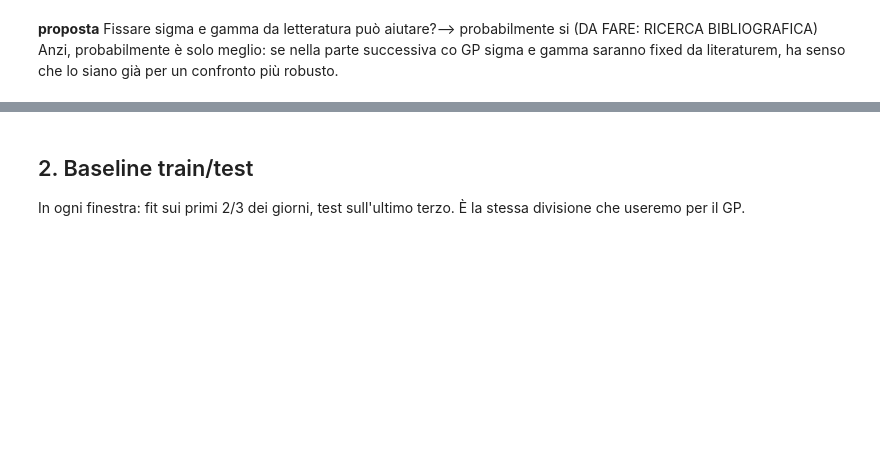
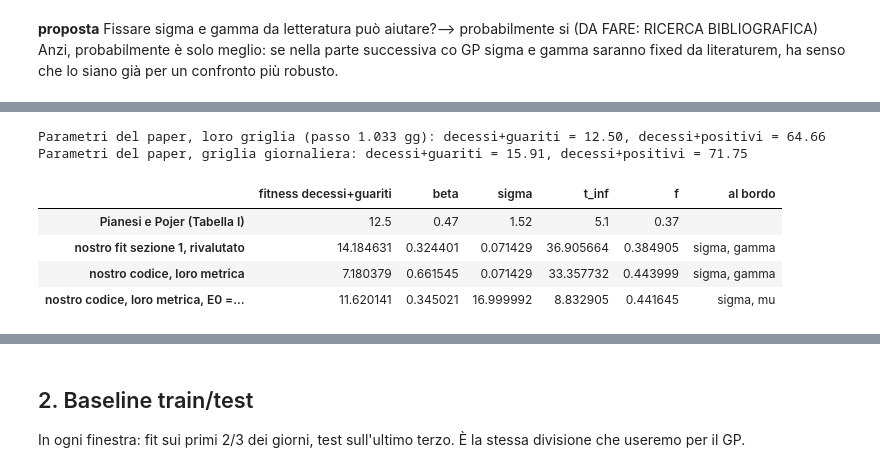
Before and after one commit to annaferrari02/seird-gp, a Jupyter notebook: notebooks/02_baseline.ipynb, the cells around one changed output, grey strips where cells are left out. Cells and saved outputs as stored; diff of their text form; code cells hidden in the pictures; blank space fills up the shorter version.

```diff
--- a/notebooks/02_baseline.ipynb
+++ b/notebooks/02_baseline.ipynb
@@ -102,0 +121,45 @@ Anzi, probabilmente è solo meglio: se nella parte successiva co  GP sigma e gam
+# %%
+import numpy as np
+from scipy.integrate import odeint
+from seird_gp.fitting import pianesi_pojer_fitness, rmsd
+
+pp_obs = data["raw"].loc["2020-03-01":"2020-03-31"]   # la loro finestra (fine esclusa)
+N_PP, T_INF_PP = 542166, 5.1
+
+def pp_model(x, t, beta, sigma, f):
+    """SEIRD del loro codice: t_inf fisso, f = frazione dei decessi."""
+    S, E, I, R, D = x
+    return [-beta * S * I / N_PP, beta * S * I / N_PP - sigma * E, sigma * E - I / T_INF_PP,
+            (1 - f) / T_INF_PP * I, f / T_INF_PP * I]
+
+first = pp_obs.iloc[0]
+x0 = [N_PP - 1 - first.totale_positivi - first.dimessi_guariti - first.deceduti, 1,
+      first.totale_positivi, first.dimessi_guariti, first.deceduti]
+for grid_name, t in [("loro griglia (passo 1.033 gg)", np.linspace(0, len(pp_obs), len(pp_obs))),
+                     ("griglia giornaliera", np.arange(len(pp_obs), dtype=float))]:
+    s = pd.DataFrame(odeint(pp_model, x0, t, args=(0.47, 1.52, 0.37)),
+                     columns=["S", "E", "I", "R", "D"], index=pp_obs.index)
+    print(f"Parametri del paper, {grid_name}: decessi+guariti = {pianesi_pojer_fitness(s, pp_obs):.2f}, "
+          f"decessi+positivi = {0.9 * rmsd(s.D, pp_obs.deceduti) + 0.1 * rmsd(s.I, pp_obs.totale_positivi):.2f}")
+
+rows = {"Pianesi e Pojer (Tabella I)": {"fitness decessi+guariti": 12.50, "beta": 0.47, "sigma": 1.52,
+                                        "t_inf": 5.1, "f": 0.37, "al bordo": ""}}
+rows["nostro fit sezione 1, rivalutato"] = {
+    "fitness decessi+guariti": pianesi_pojer_fitness(paper.simulation.loc[pp_obs.index], pp_obs),
+    "beta": paper.params["beta"], "sigma": paper.params["sigma"], **{k: paper.derived()[k] for k in ["t_inf", "f"]},
+    "al bordo": ", ".join(paper.extra["at_bound"])}
+for name, kw in [("nostro codice, loro metrica", {}),
+                 ("nostro codice, loro metrica, E0 = 1 e intervalli larghi",
+                  {"fixed": {"E0": 1.0}, "bounds": {"sigma": (0.1, 17), "gamma": (0, 1)}})]:
+    r = fit_baseline(data["raw"], "2020-03-01", "2020-03-31", fitness_fn=pianesi_pojer_fitness, **kw)
+    rows[name] = {"fitness decessi+guariti": r.fitness_train, "beta": r.params["beta"], "sigma": r.params["sigma"],
+                  **{k: r.derived()[k] for k in ["t_inf", "f"]}, "al bordo": ", ".join(r.extra["at_bound"])}
+pd.DataFrame(rows).T.round(3)
+# %% [output]
+Parametri del paper, loro griglia (passo 1.033 gg): decessi+guariti = 12.50, decessi+positivi = 64.66
+Parametri del paper, griglia giornaliera: decessi+guariti = 15.91, decessi+positivi = 71.75
+|  | fitness decessi+guariti | beta | sigma | t_inf | f | al bordo |
+| Pianesi e Pojer (Tabella I) | 12.5 | 0.47 | 1.52 | 5.1 | 0.37 |  |
+| nostro fit sezione 1, rivalutato | 14.184631 | 0.324401 | 0.071429 | 36.905664 | 0.384905 | sigma, gamma |
+| nostro codice, loro metrica | 7.180379 | 0.661545 | 0.071429 | 33.357732 | 0.443999 | sigma, gamma |
+| nostro codice, loro metrica, E0 =... | 11.620141 | 0.345021 | 16.999992 | 8.832905 | 0.441645 | sigma, mu |
```
Also changed, not shown: parts of 2 cells of this notebook, 2 other files.
